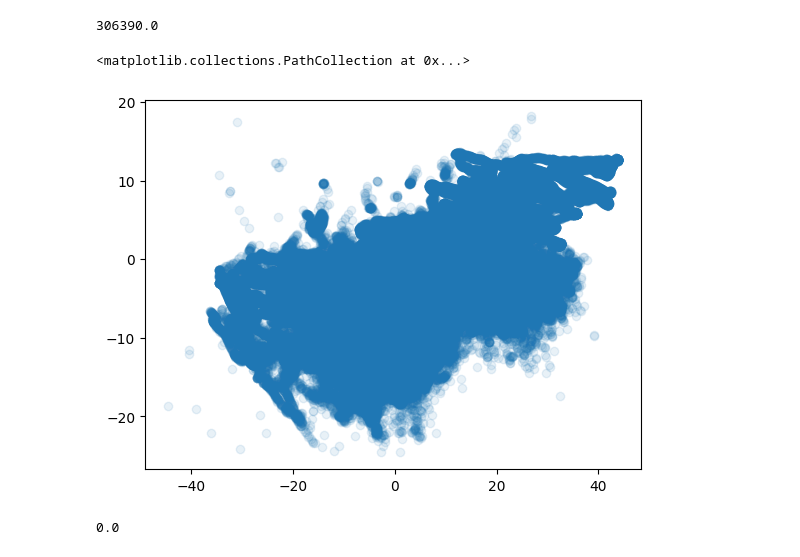
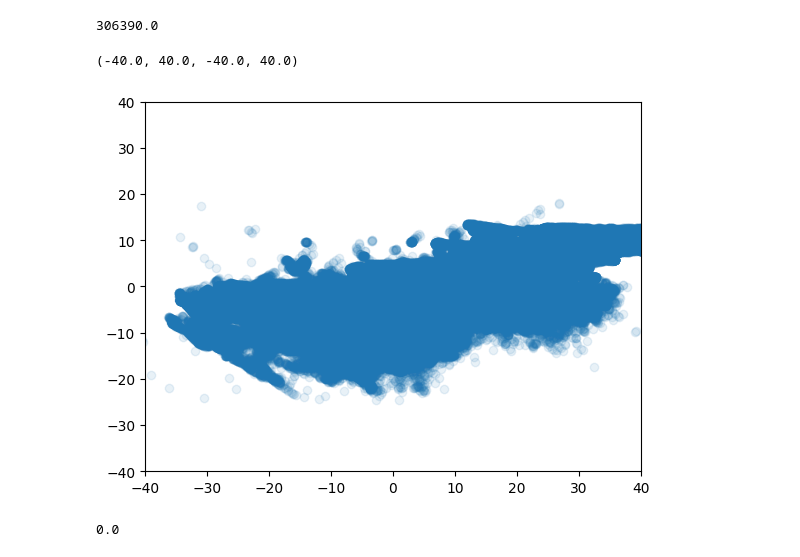
Before and after one commit to sipocz/I4_0, a Jupyter notebook: I4_0_PCA.ipynb, the cells around one changed output. Saved outputs shown, nothing was run; the diff lists cells and outputs as text; code cells hidden in the pictures.

```diff
--- a/I4_0_PCA.ipynb
+++ b/I4_0_PCA.ipynb
@@ -93,9 +93,10 @@ print(len(pca_transformed)/5)
 306390.0
 # %%
 plt.scatter(pca_transformed[:400000, 0], pca_transformed[:400000, 1], alpha=0.1, label="samples")
+plt.axis((-40,40,-40,40))
 # %% [output]
-<matplotlib.collections.PathCollection at 0x...>
+(-40.0, 40.0, -40.0, 40.0)
-[figure, old version]
+[figure, new version]
 # %%
 plt.show()
 # %%
```
